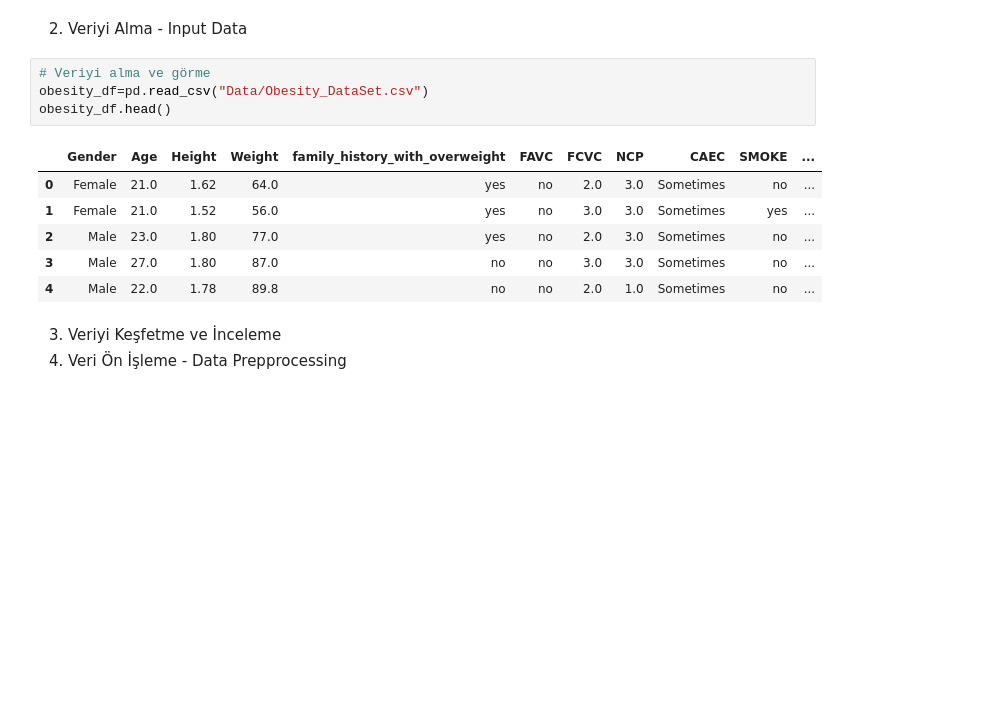
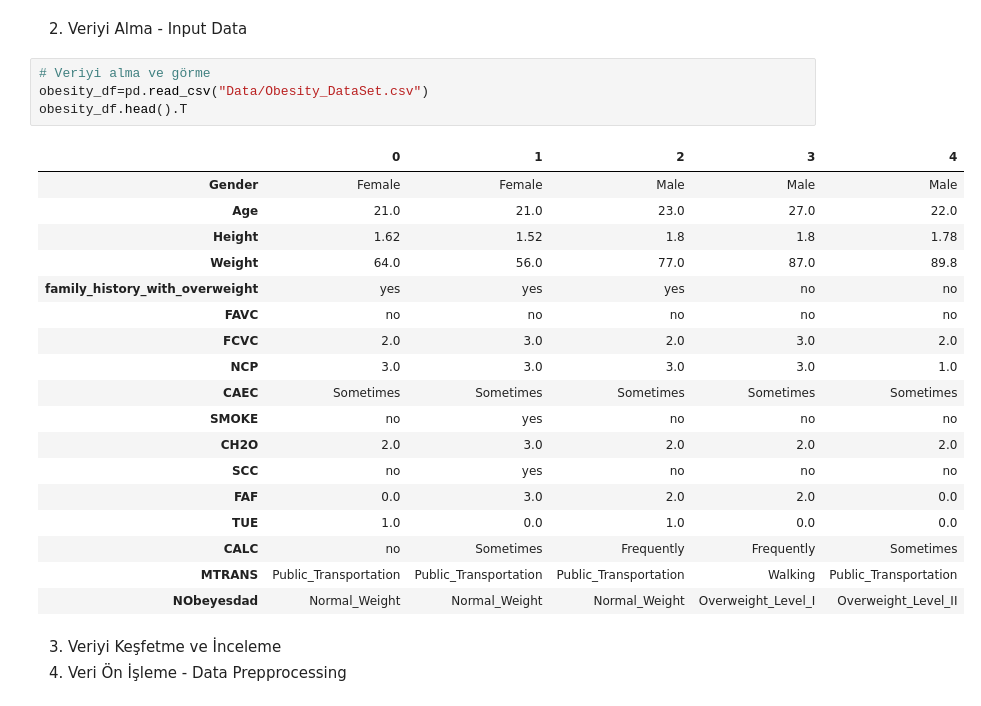
Before and after one commit to Tubaakbas/OBESITY-ML-PROJECT, a Jupyter notebook: obesity-ml-project.ipynb, the cells around one changed output. Drawn from its saved outputs; the diff is of its cells as text; blank space fills up the shorter version.

```diff
--- a/obesity-ml-project.ipynb
+++ b/obesity-ml-project.ipynb
@@ -77,14 +77,26 @@ warnings.filterwarnings('ignore')
 # %%
 # Veriyi alma ve görme
 obesity_df=pd.read_csv("Data/Obesity_DataSet.csv")
-obesity_df.head()
+obesity_df.head().T
 # %% [output]
-|  | Gender | Age | Height | Weight | family_history_with_overweight | FAVC | FCVC | NCP | CAEC | SMOKE | ... |
-| 0 | Female | 21.0 | 1.62 | 64.0 | yes | no | 2.0 | 3.0 | Sometimes | no | ... |
-| 1 | Female | 21.0 | 1.52 | 56.0 | yes | no | 3.0 | 3.0 | Sometimes | yes | ... |
-| 2 | Male | 23.0 | 1.80 | 77.0 | yes | no | 2.0 | 3.0 | Sometimes | no | ... |
-| 3 | Male | 27.0 | 1.80 | 87.0 | no | no | 3.0 | 3.0 | Sometimes | no | ... |
-| 4 | Male | 22.0 | 1.78 | 89.8 | no | no | 2.0 | 1.0 | Sometimes | no | ... |
+|  | 0 | 1 | 2 | 3 | 4 |
+| Gender | Female | Female | Male | Male | Male |
+| Age | 21.0 | 21.0 | 23.0 | 27.0 | 22.0 |
+| Height | 1.62 | 1.52 | 1.8 | 1.8 | 1.78 |
+| Weight | 64.0 | 56.0 | 77.0 | 87.0 | 89.8 |
+| family_history_with_overweight | yes | yes | yes | no | no |
+| FAVC | no | no | no | no | no |
+| FCVC | 2.0 | 3.0 | 2.0 | 3.0 | 2.0 |
+| NCP | 3.0 | 3.0 | 3.0 | 3.0 | 1.0 |
+| CAEC | Sometimes | Sometimes | Sometimes | Sometimes | Sometimes |
+| SMOKE | no | yes | no | no | no |
+| CH2O | 2.0 | 3.0 | 2.0 | 2.0 | 2.0 |
+| SCC | no | yes | no | no | no |
+| FAF | 0.0 | 3.0 | 2.0 | 2.0 | 0.0 |
+| TUE | 1.0 | 0.0 | 1.0 | 0.0 | 0.0 |
+| CALC | no | Sometimes | Frequently | Frequently | Sometimes |
+| MTRANS | Public_Transportation | Public_Transportation | Public_Transportation | Walking | Public_Transportation |
+| NObeyesdad | Normal_Weight | Normal_Weight | Normal_Weight | Overweight_Level_I | Overweight_Level_II |
 # %% [markdown]
 3. Veriyi Keşfetme ve İnceleme
 4. Veri Ön İşleme - Data Prepprocessing
```
Also changed, not shown: parts of 19 cells of this notebook.
